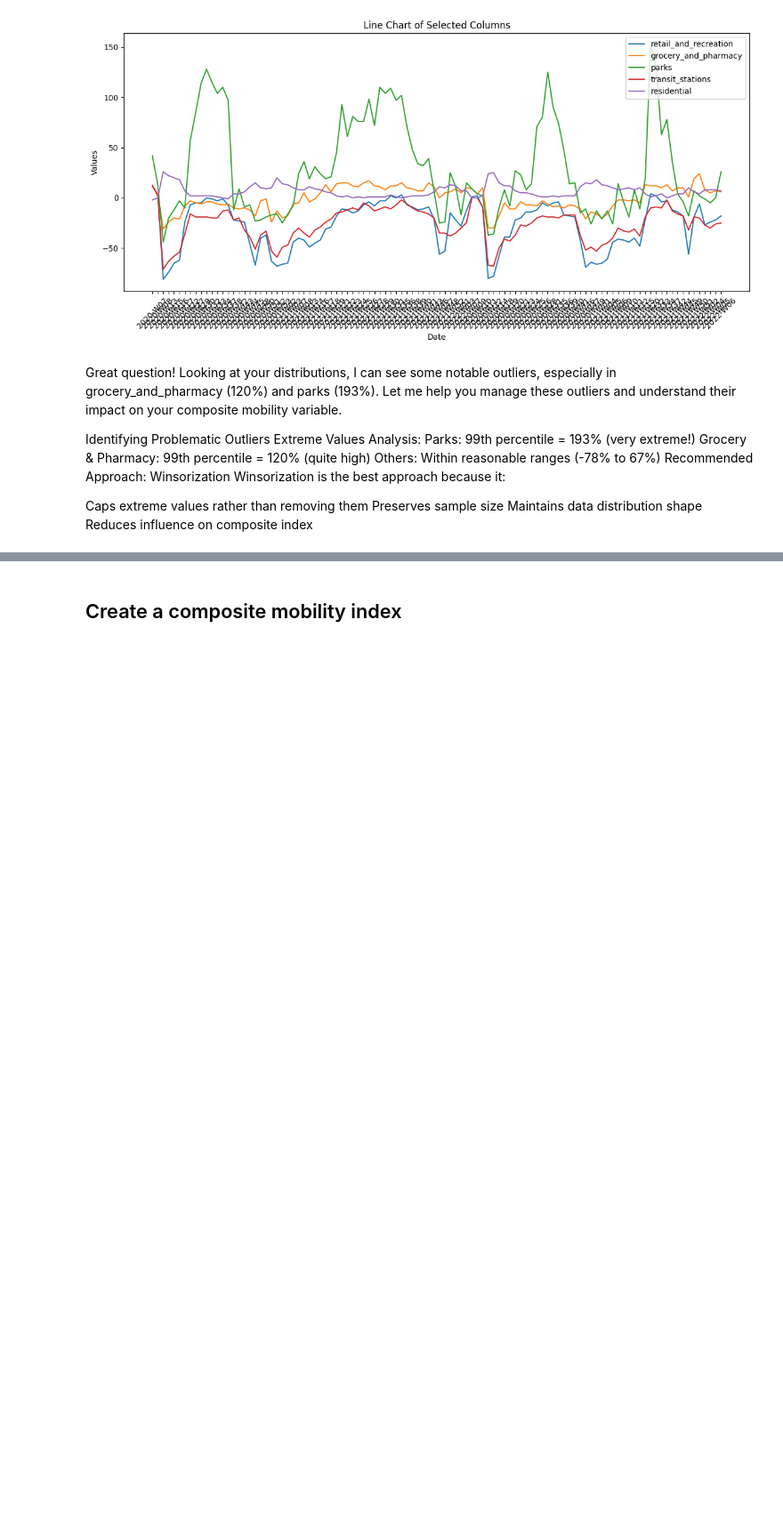
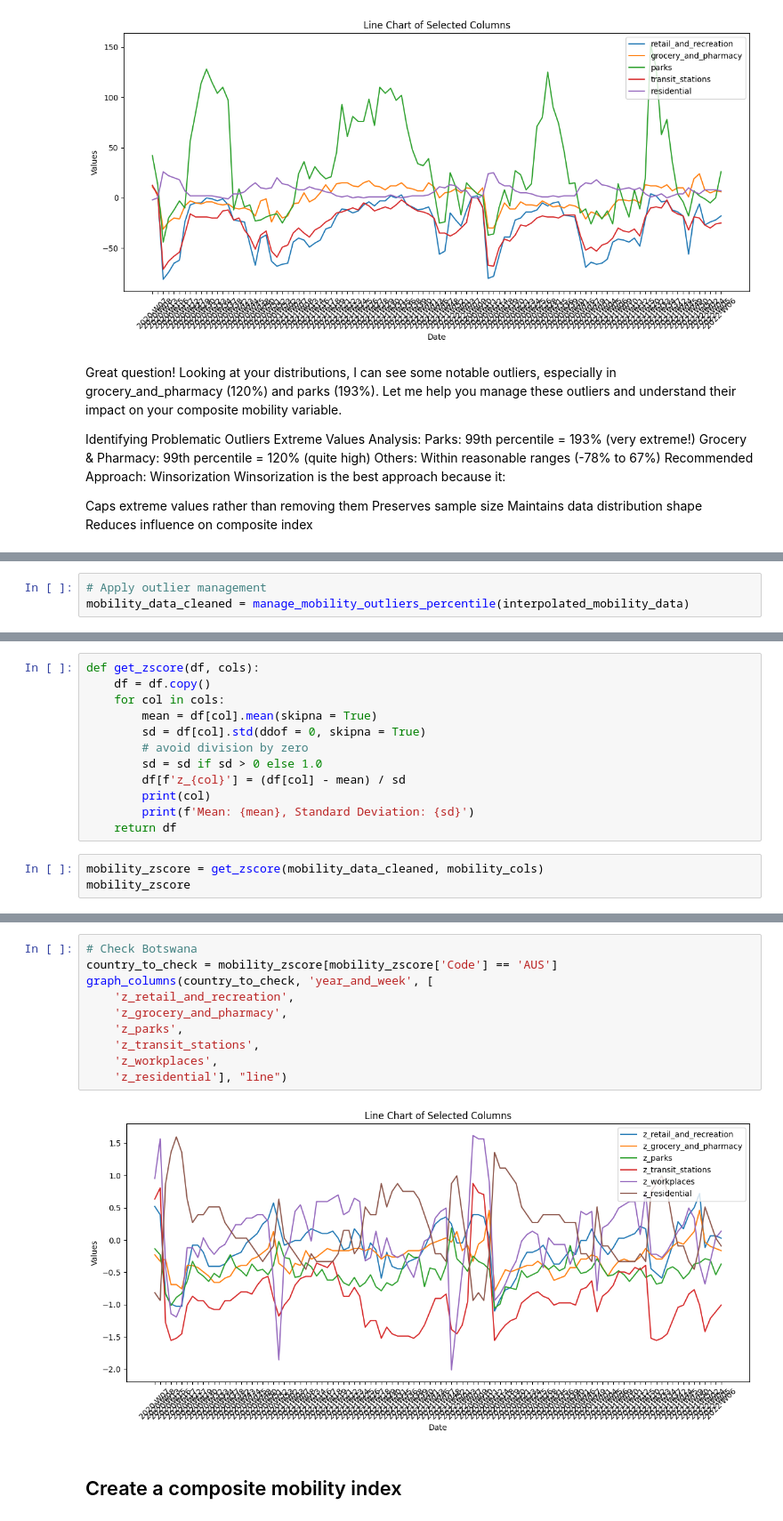
Before and after one commit to biogear13/country-factors-mobility, a Jupyter notebook: data_cleaning_and_feature_selection.ipynb, the cells around one changed output, grey strips where cells are left out. Shown at 89% size. Cells and saved outputs as stored; diff of their text form; blank space fills up the shorter version.

Commit message:
Started with the exploratory data analysis

```diff
--- a/data_cleaning_and_feature_selection.ipynb
+++ b/data_cleaning_and_feature_selection.ipynb
@@ -1426,0 +1451,3 @@ residential                    [ -15,   44]    [ -15,   35]        57
+# %%
+# Apply outlier management
+mobility_data_cleaned = manage_mobility_outliers_percentile(interpolated_mobility_data)
@@ -1529,0 +1565,15 @@ Extreme composite values (>50 or <-50):
+# %%
+def get_zscore(df, cols):
+    df = df.copy()
+    for col in cols:
+        mean = df[col].mean(skipna = True)
+        sd = df[col].std(ddof = 0, skipna = True)
+        # avoid division by zero
+        sd = sd if sd > 0 else 1.0
+        df[f'z_{col}'] = (df[col] - mean) / sd
+        print(col)
+        print(f'Mean: {mean}, Standard Deviation: {sd}')
+    return df
+# %%
+mobility_zscore = get_zscore(mobility_data_cleaned, mobility_cols)
+mobility_zscore
@@ -1530,2 +1606,14 @@ Extreme composite values (>50 or <-50):
+# %%
+# Check Botswana
+country_to_check = mobility_zscore[mobility_zscore['Code'] == 'AUS']
+graph_columns(country_to_check, 'year_and_week', [
+    'z_retail_and_recreation',
+    'z_grocery_and_pharmacy',
+    'z_parks',
+    'z_transit_stations',
+    'z_workplaces',
+    'z_residential'], "line")
+# %% [output]
+[figure, added]
 # %% [markdown]
 ## Create a composite mobility index
```
Also changed, not shown: parts of 11 cells of this notebook, 3 other files.
